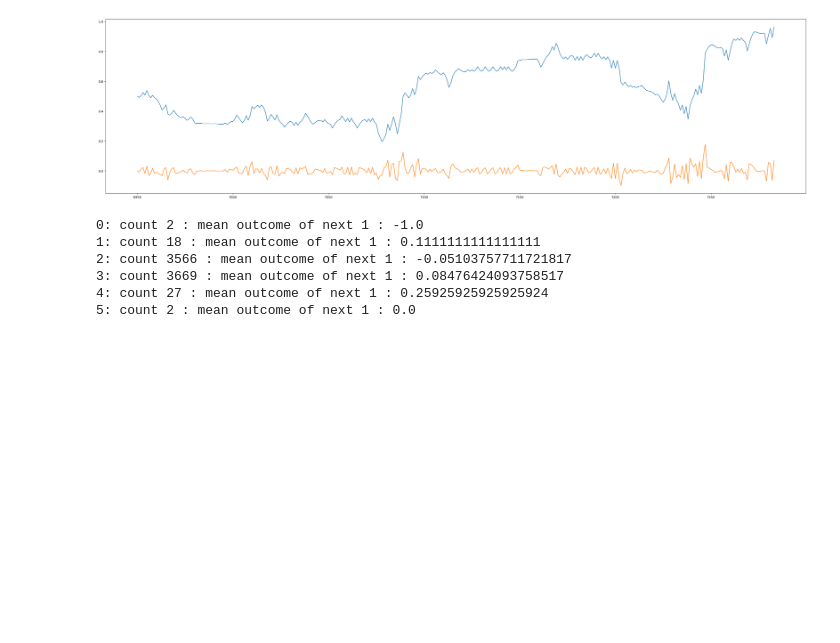
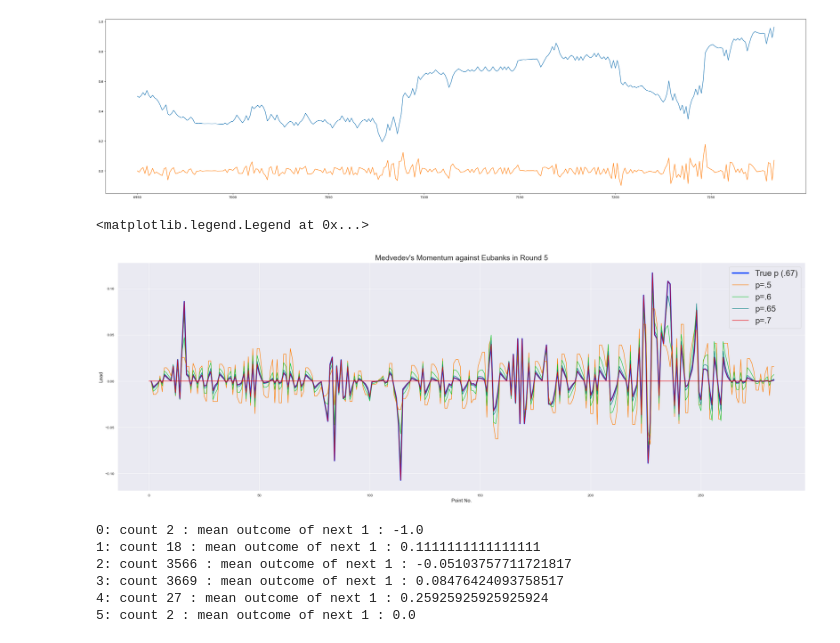
Before and after one commit to thearyanmittal/wimbledon-momentum, a Jupyter notebook: analysis.ipynb, the cells around one changed output. Saved outputs shown, nothing was run; the diff lists cells and outputs as text; code cells hidden in the pictures; blank space fills up the shorter version.

```diff
--- a/analysis.ipynb
+++ b/analysis.ipynb
@@ -4,6 +4,8 @@ import matplotlib.pyplot as plt
 from datetime import datetime
 import numpy as np
 from win_prob import *
+import seaborn as sns
+sns.set_theme(context='paper', style='darkgrid', palette='bright')
 # %%
 df = pd.read_csv('Wimbledon_featured_matches.csv')
 # %%
@@ -11,10 +13,12 @@ sets = df["p1_sets"].astype(str) + "-" + df["p2_sets"].astype(str)
 games = df["p1_games"].astype(str) + "-" + df["p2_games"].astype(str)
 points = df["p1_score"].astype(str) + "-" + df["p2_score"].astype(str)
 server = df["server"]
-p = 0.655161325
-met = Metric_Finder(p)
-df["win_prob"] = list(map(lambda x,y,z: win_prob(x,y,z), sets, games, points))
-df["aheadness"] = list(map(lambda x,y,z,a: met.find_metric(x, y, z, a), sets, games, points, server))
+i = 0
+for p in [.5, .6, .65, .67, .7]:
+    i += 1
+    met = Metric_Finder(p)
+    df["win_prob"] = list(map(lambda x,y,z: win_prob(x,y,z), sets, games, points))
+    df[f"aheadness{i}"] = list(map(lambda x,y,z,a: met.find_metric(x, y, z, a), sets, games, points, server))
 # %%
 # cleaning
 df['elapsed_time'] = pd.to_timedelta(df['elapsed_time'])
@@ -44,6 +48,14 @@ for i in range(len(df)):
         df.loc[i, 'aheadness_dev'] = 0
     else:
         df.loc[i, 'aheadness_dev'] = df.loc[i, 'aheadness'] - df.loc[i-1, 'aheadness']
+
+for j in [1, 2, 4, 5]:
+    df[f'aheadness{j}_dev'] = 0.0
+    for i in range(len(df)):
+        if df.loc[i, 'point_no'] == 1:
+            df.loc[i, f'aheadness{j}_dev'] = 0
+        else:
+            df.loc[i, f'aheadness{j}_dev'] = df.loc[i, f'aheadness{j}'] - df.loc[i-1, f'aheadness{j}']
 # %%
 plt.figure(figsize=(32,32))
 i = 0
@@ -61,6 +73,41 @@ plt.plot(df[df['match_id'] == '2023-wimbledon-1701']['aheadness_dev'])
 # %% [output]
 [<matplotlib.lines.Line2D at 0x...>]
 [figure]
+# %%
+# plt.figure(figsize=(30,10))
+# ax = sns.lineplot(x=range(1,len(df[df['match_id'] == '2023-wimbledon-1502']['aheadness'])+1), y=df[df['match_id'] == '2023-wimbledon-1502']['aheadness'], linewidth=3, label='True p (.65)')
+
+# sns.lineplot(x=range(1,len(df[df['match_id'] == '2023-wimbledon-1502']['aheadness1'])+1), y=df[df['match_id'] == '2023-wimbledon-1502']['aheadness1'], label='p=.5')
+# sns.lineplot(x=range(1,len(df[df['match_id'] == '2023-wimbledon-1502']['aheadness2'])+1), y=df[df['match_id'] == '2023-wimbledon-1502']['aheadness2'], label='p=.6')
+# sns.lineplot(x=range(1,len(df[df['match_id'] == '2023-wimbledon-1502']['aheadness4'])+1), y=df[df['match_id'] == '2023-wimbledon-1502']['aheadness4'], label='p=.67')
+# sns.lineplot(x=range(1,len(df[df['match_id'] == '2023-wimbledon-1502']['aheadness5'])+1), y=df[df['match_id'] == '2023-wimbledon-1502']['aheadness5'], label='p=.7')
+
+# ax.set_xlabel('Point No.', size=12)
+# ax.set_ylabel('Lead', size=12)
+# ax.set_ylim([0,1])
+# ax.set_title("Medvedev's Lead over Eubanks in the Round 5, Match 2", size=18)
+# ax.plot([.5 for i in range(1,len(df[df['match_id'] == '2023-wimbledon-1701']['aheadness'])+1)], 'r')
+# plt.savefig('1502-aheadness.png')
+# ax.legend(fontsize=20)
+
+plt.figure(figsize=(30,10))
+ax = sns.lineplot(x=range(1,len(df[df['match_id'] == '2023-wimbledon-1502']['aheadness_dev'])+1), y=df[df['match_id'] == '2023-wimbledon-1502']['aheadness_dev'], linewidth=3, label='True p (.67)')
+
+sns.lineplot(x=range(1,len(df[df['match_id'] == '2023-wimbledon-1502']['aheadness1_dev'])+1), y=df[df['match_id'] == '2023-wimbledon-1502']['aheadness1_dev'], label='p=.5')
+sns.lineplot(x=range(1,len(df[df['match_id'] == '2023-wimbledon-1502']['aheadness2_dev'])+1), y=df[df['match_id'] == '2023-wimbledon-1502']['aheadness2_dev'], label='p=.6')
+sns.lineplot(x=range(1,len(df[df['match_id'] == '2023-wimbledon-1502']['aheadness4_dev'])+1), y=df[df['match_id'] == '2023-wimbledon-1502']['aheadness4_dev'], label='p=.65', color='teal')
+sns.lineplot(x=range(1,len(df[df['match_id'] == '2023-wimbledon-1502']['aheadness5_dev'])+1), y=df[df['match_id'] == '2023-wimbledon-1502']['aheadness5_dev'], label='p=.7')
+
+ax.set_xlabel('Point No.', size=12)
+ax.set_ylabel('Lead', size=12)
+# ax.set_ylim([0,1])
+ax.set_title("Medvedev's Momentum against Eubanks in Round 5", size=18)
+ax.plot([0 for i in range(1,len(df[df['match_id'] == '2023-wimbledon-1502']['aheadness_dev'])+1)], 'r')
+plt.savefig('1502-aheadness-dev.png')
+ax.legend(fontsize=20)
+# %% [output]
+<matplotlib.legend.Legend at 0x...>
+[figure, added]
 # %%
 df['p1_result'] = 0
 for i in range(len(df)):
```
Also changed, not shown: 9 other files.
